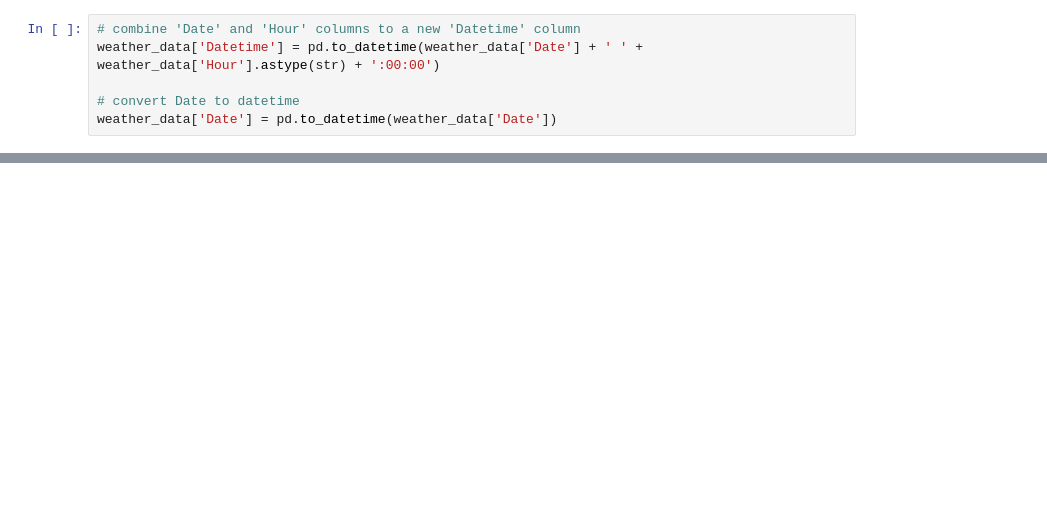
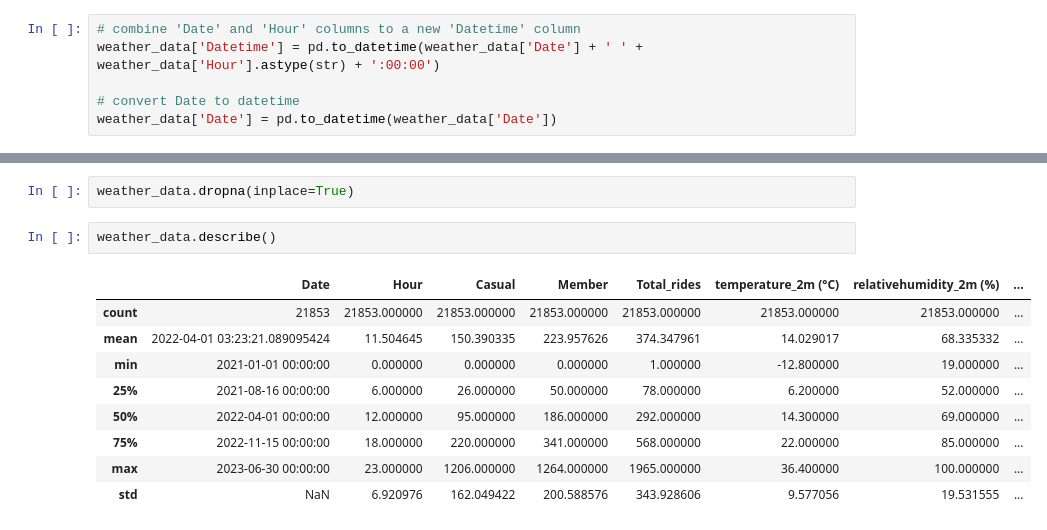
Before and after one commit to michalpasternak7/CA-Project-3-Capital-Bike-Share, a Jupyter notebook: cbs_weather.ipynb, the cells around one changed output, grey strips where cells are left out. Drawn from its saved outputs; the diff is of its cells as text; blank space fills up the shorter version.

```diff
--- a/cbs_weather.ipynb
+++ b/cbs_weather.ipynb
@@ -102,0 +55,14 @@ memory usage: 1.7+ MB
+# %%
+weather_data.dropna(inplace=True)
+# %%
+weather_data.describe()
+# %% [output]
+|  | Date | Hour | Casual | Member | Total_rides | temperature_2m (°C) | relativehumidity_2m (%) | ... |
+| count | 21853 | 21853.000000 | 21853.000000 | 21853.000000 | 21853.000000 | 21853.000000 | 21853.000000 | ... |
+| mean | 2022-04-01 03:23:21.089095424 | 11.504645 | 150.390335 | 223.957626 | 374.347961 | 14.029017 | 68.335332 | ... |
+| min | 2021-01-01 00:00:00 | 0.000000 | 0.000000 | 0.000000 | 1.000000 | -12.800000 | 19.000000 | ... |
+| 25% | 2021-08-16 00:00:00 | 6.000000 | 26.000000 | 50.000000 | 78.000000 | 6.200000 | 52.000000 | ... |
+| 50% | 2022-04-01 00:00:00 | 12.000000 | 95.000000 | 186.000000 | 292.000000 | 14.300000 | 69.000000 | ... |
+| 75% | 2022-11-15 00:00:00 | 18.000000 | 220.000000 | 341.000000 | 568.000000 | 22.000000 | 85.000000 | ... |
+| max | 2023-06-30 00:00:00 | 23.000000 | 1206.000000 | 1264.000000 | 1965.000000 | 36.400000 | 100.000000 | ... |
+| std | NaN | 6.920976 | 162.049422 | 200.588576 | 343.928606 | 9.577056 | 19.531555 | ... |
```
Also changed, not shown: parts of 17 cells of this notebook, 1 other file.
